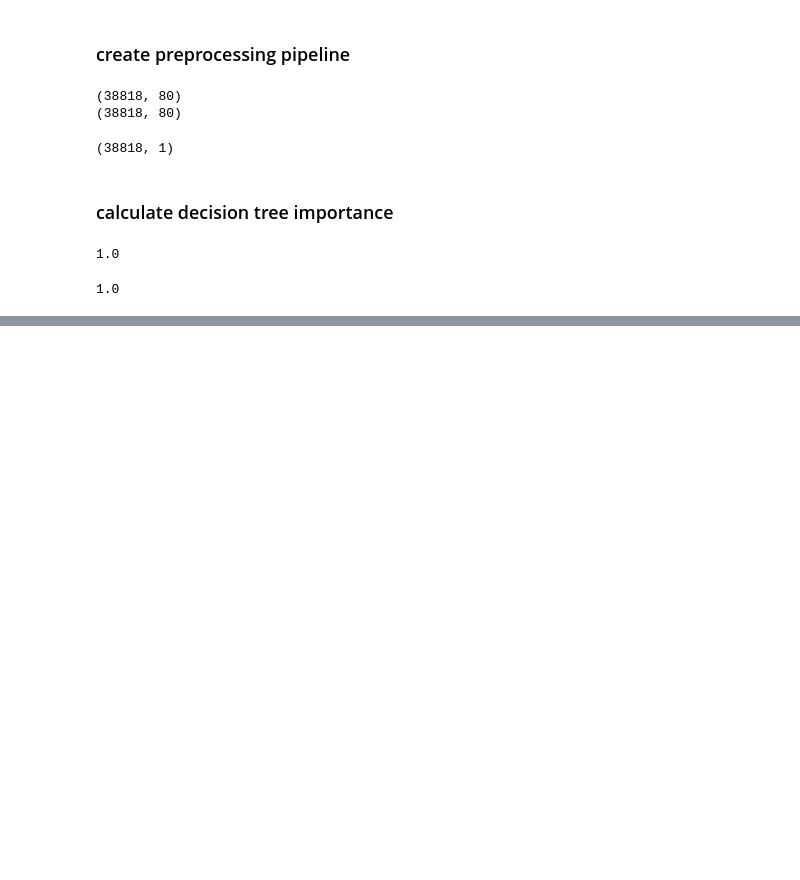
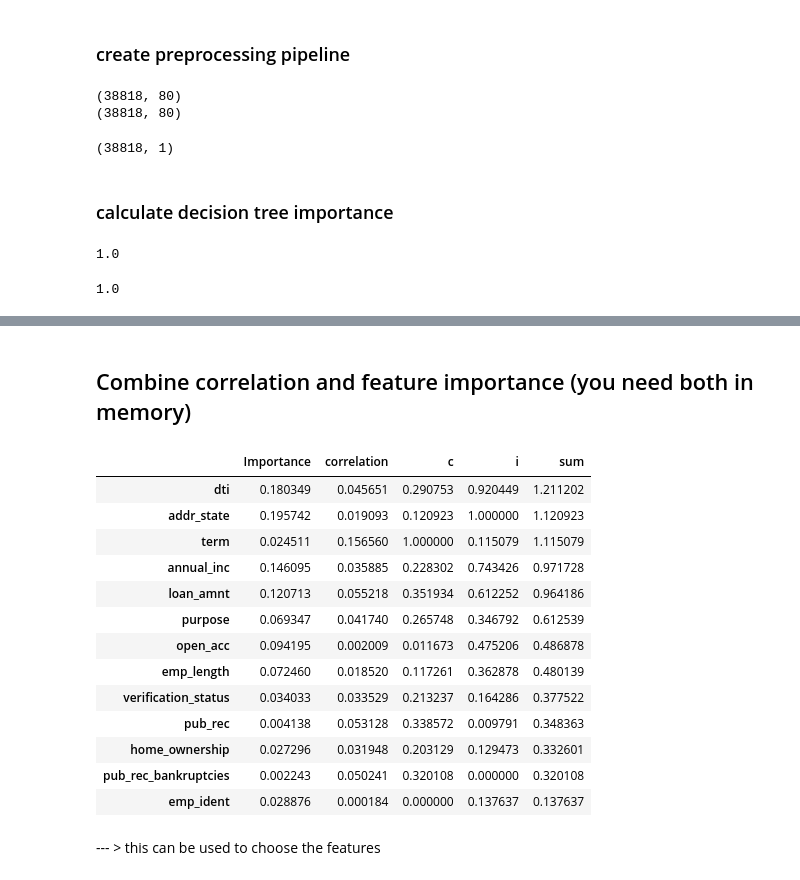
Before and after one commit to torben90/NF_Prj_LendingClub, a Jupyter notebook: sub_notebooks/main_parts/Feature_Engineering_.ipynb, the cells around one changed output, grey strips where cells are left out. Saved outputs shown, nothing was run; the diff lists cells and outputs as text; code cells hidden in the pictures; blank space fills up the shorter version.

```diff
--- a/sub_notebooks/main_parts/Feature_Engineering_.ipynb
+++ b/sub_notebooks/main_parts/Feature_Engineering_.ipynb
@@ -251,0 +320,25 @@ Saving figure dectree_feat_importance
+# %% [markdown]
+## Combine correlation and feature importance (you need both in memory)
+# %%
+imcor = importance_join.join(pd.DataFrame(corr_join.apply(lambda x: abs(x)), columns=['correlation']))
+imcor['c'] = MinMaxScaler().fit_transform(imcor.correlation.values.reshape(-1, 1))
+imcor['i'] = MinMaxScaler().fit_transform(imcor.Importance.values.reshape(-1, 1))
+imcor = imcor.eval('sum = c + i')
+imcor.sort_values(by=['sum'], ascending = False)
+# %% [output]
+|  | Importance | correlation | c | i | sum |
+| dti | 0.180349 | 0.045651 | 0.290753 | 0.920449 | 1.211202 |
+| addr_state | 0.195742 | 0.019093 | 0.120923 | 1.000000 | 1.120923 |
+| term | 0.024511 | 0.156560 | 1.000000 | 0.115079 | 1.115079 |
+| annual_inc | 0.146095 | 0.035885 | 0.228302 | 0.743426 | 0.971728 |
+| loan_amnt | 0.120713 | 0.055218 | 0.351934 | 0.612252 | 0.964186 |
+| purpose | 0.069347 | 0.041740 | 0.265748 | 0.346792 | 0.612539 |
+| open_acc | 0.094195 | 0.002009 | 0.011673 | 0.475206 | 0.486878 |
+| emp_length | 0.072460 | 0.018520 | 0.117261 | 0.362878 | 0.480139 |
+| verification_status | 0.034033 | 0.033529 | 0.213237 | 0.164286 | 0.377522 |
+| pub_rec | 0.004138 | 0.053128 | 0.338572 | 0.009791 | 0.348363 |
+| home_ownership | 0.027296 | 0.031948 | 0.203129 | 0.129473 | 0.332601 |
+| pub_rec_bankruptcies | 0.002243 | 0.050241 | 0.320108 | 0.000000 | 0.320108 |
+| emp_ident | 0.028876 | 0.000184 | 0.000000 | 0.137637 | 0.137637 |
+# %% [markdown]
+--- > this can be used to choose the features
```
Also changed, not shown: parts of 10 cells of this notebook, 2 other files.
